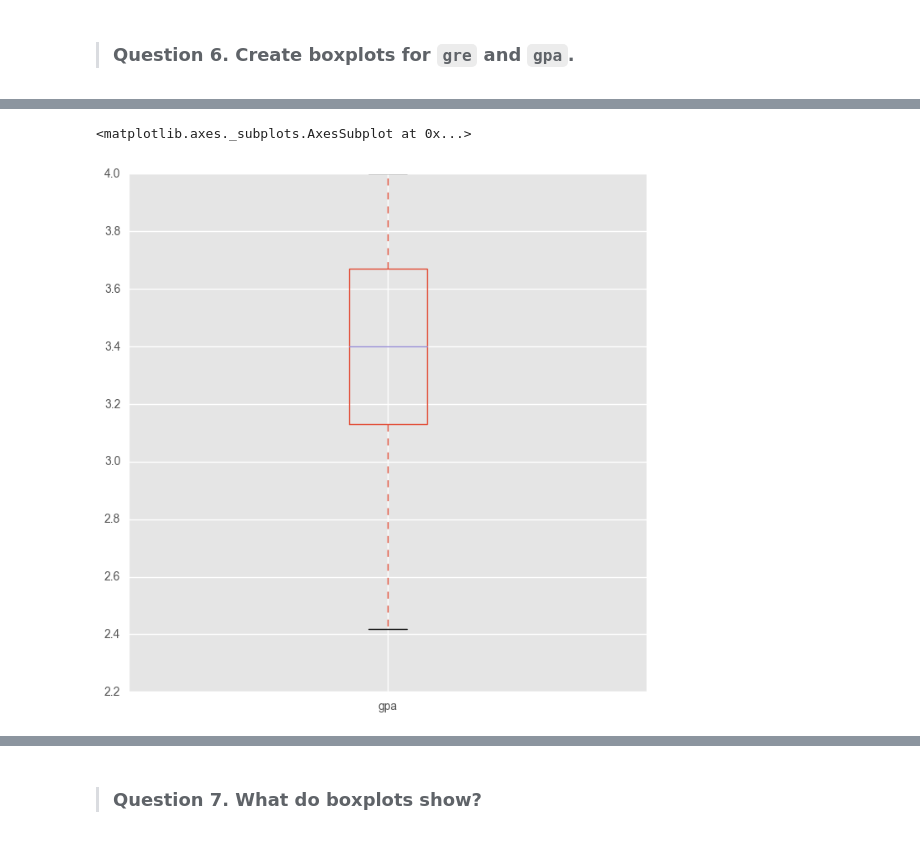
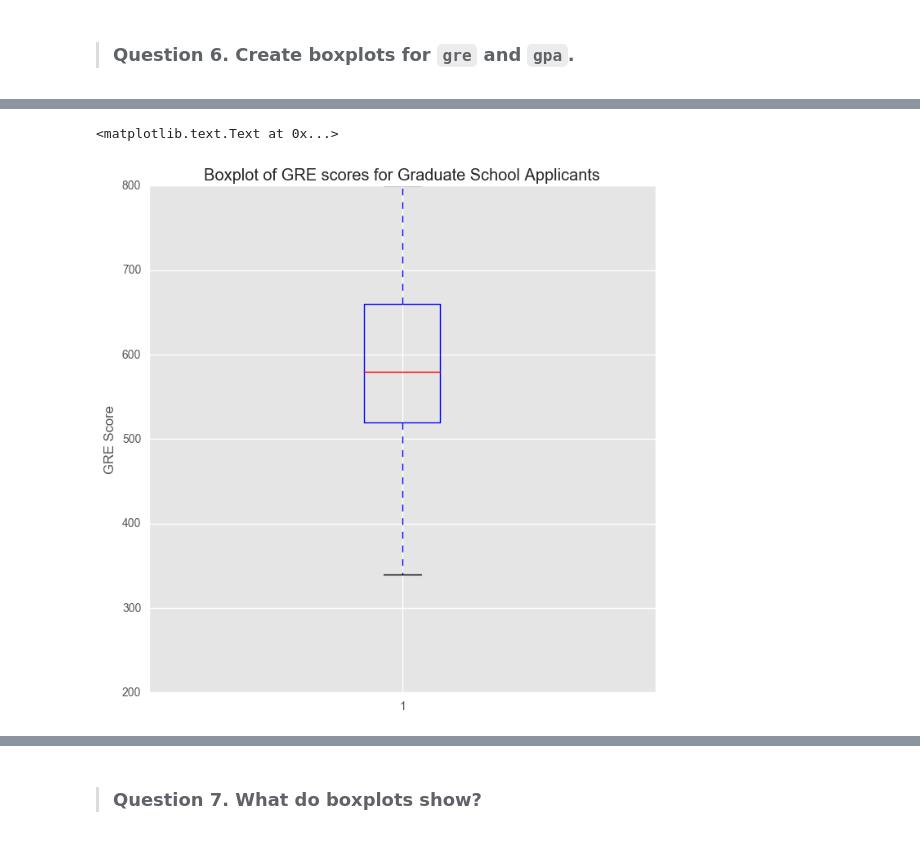
Before and after one commit to elizharwood/DS-SF-30, a Jupyter notebook: unit-project/2/notebooks/unit-project-2-Elizabeth.ipynb, the cells around one changed output, grey strips where cells are left out. Saved outputs shown, nothing was run; the diff lists cells and outputs as text; code cells hidden in the pictures.

```diff
--- a/unit-project/2/notebooks/unit-project-2-Elizabeth.ipynb
+++ b/unit-project/2/notebooks/unit-project-2-Elizabeth.ipynb
@@ -130,5 +136,8 @@ df_no_na.gre.plot(kind = 'box', figsize = (8, 8))
-# %%
-df_no_na.gpa.plot(kind = 'box', figsize = (8, 8))
-# %% [output]
-<matplotlib.axes._subplots.AxesSubplot at 0x...>
-[figure, removed]
+# %%
+plt.figure(figsize=(8,8))
+plt.boxplot(df_no_na.gre)
+plt.title('Boxplot of GRE scores for Graduate School Applicants')
+plt.ylabel('GRE Score')
+# %% [output]
+<matplotlib.text.Text at 0x...>
+[figure, added]
```
Also changed, not shown: parts of 35 cells of this notebook, 2 other files.
